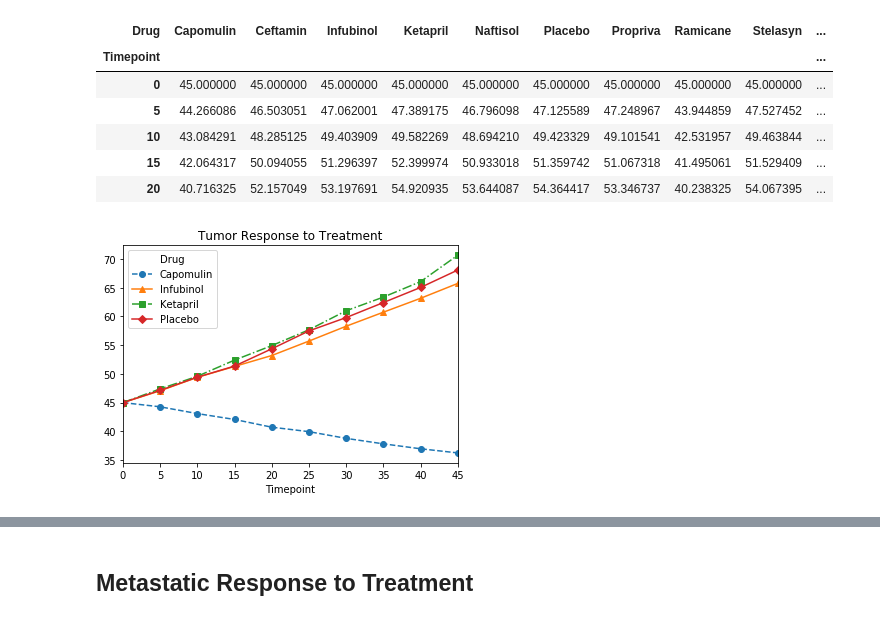
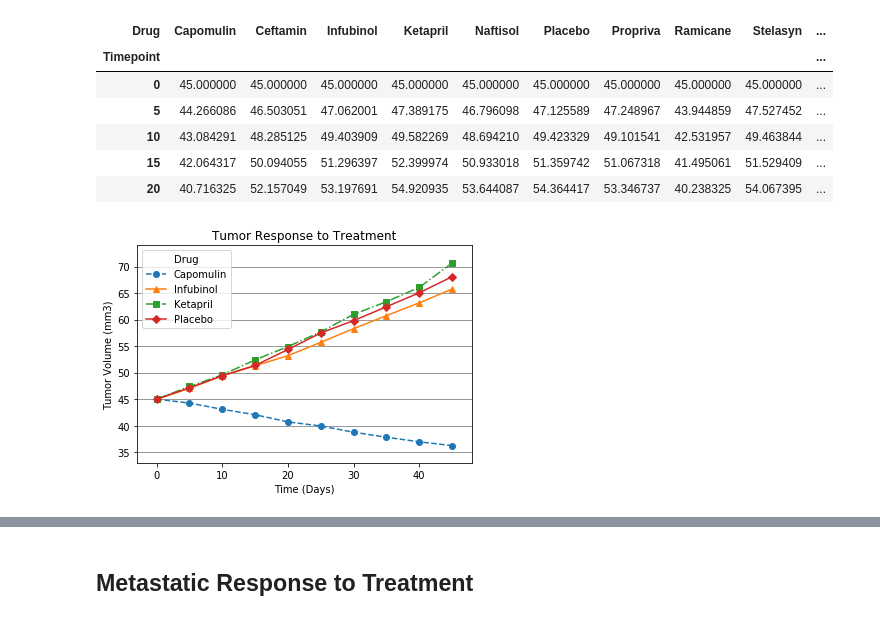
Before and after one commit to alsandiego/uci_dataanalyticsbootcamp_homework, a Jupyter notebook: Matplotlib/Pymaceuticals/pymaceuticals_starter.ipynb, the cells around one changed output, grey strips where cells are left out. Saved outputs shown, nothing was run; the diff lists cells and outputs as text; code cells hidden in the pictures.

```diff
--- a/Matplotlib/Pymaceuticals/pymaceuticals_starter.ipynb
+++ b/Matplotlib/Pymaceuticals/pymaceuticals_starter.ipynb
@@ -107,17 +107,19 @@ df_munging.head()
 | 20 | 40.716325 | 52.157049 | 53.197691 | 54.920935 | 53.644087 | 54.364417 | 53.346737 | 40.238325 | 54.067395 | ... |
 # %%
 # Generate the Plot (with Error Bars)
-
 df_tumor_response = df_munging[['Capomulin','Infubinol','Ketapril','Placebo']]
 df_tumor_response.head()
 tumor = df_tumor_response.plot(title='Tumor Response to Treatment', legend = True,
-                               style=['o--','^-',  's-.', 'D-'], figsize=(6,4))
-
-plt.show()
+                               style=['o--','^-',  's-.', 'D-'], figsize=(6,4),
+                               xlim=(-3, 48),ylim=(33,74))
+tumor.yaxis.grid(color='gray')
+plt.xlabel('Time (Days)')
+plt.ylabel('Tumor Volume (mm3)')
 
 # Save the Figure
+plt.savefig("Tumor Response to Treatment.png")
 # %% [output]
-[figure, old version]
+[figure, new version]
 # %%
 # Show the Figure
 plt.show()
```
Also changed, not shown: parts of 7 cells of this notebook, 3 other files.
